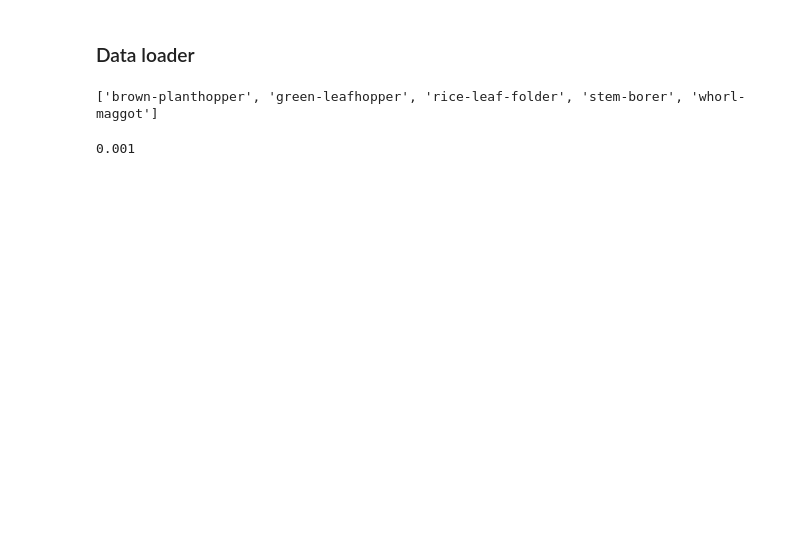
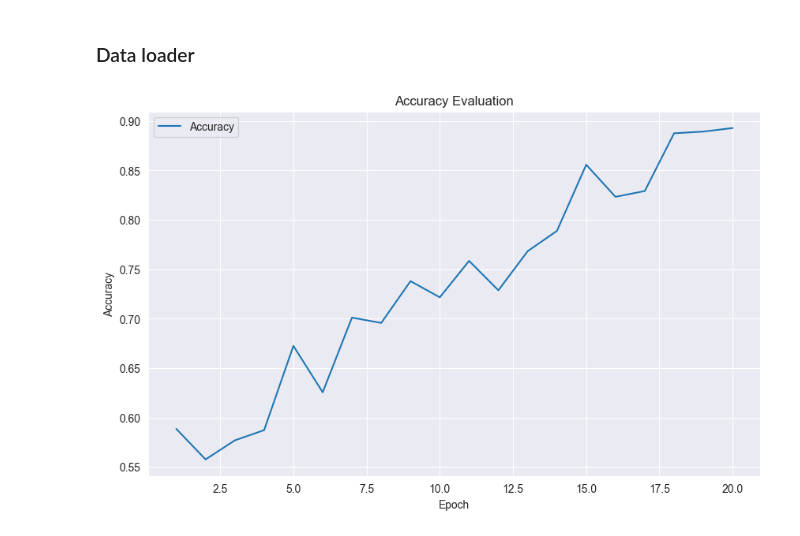
Before and after one commit to Zaphelious/rice-pest-classification, a Jupyter notebook: Thesis.ipynb, the cells around one changed output. Saved outputs shown, nothing was run; the diff lists cells and outputs as text; code cells hidden in the pictures; blank space fills up the shorter version.

Commit message:
Plot: added plot result function

```diff
--- a/Thesis.ipynb
+++ b/Thesis.ipynb
@@ -371,15 +345,12 @@ def train_and_test(model, optimizer, criterion, train_dataloader, test_dataloade
 # %%
 from torch.utils.data import DataLoader
 
-train_set = CustomDataset(root='dataset/train', transform=training_pipeline)
+train_set = CustomDataset(root='datasets/train', transform=training_pipeline)
 train_loader = DataLoader(train_set, batch_size=128, shuffle=True)
-test_set = CustomDataset(root='dataset/test', transform=validation_pipeline)
+test_set = CustomDataset(root='datasets/test', transform=validation_pipeline)
 test_loader = DataLoader(test_set, batch_size=64, shuffle=True)
 
 classes = train_set.classes
-print(classes)
-# %% [output]
-['brown-planthopper', 'green-leafhopper', 'rice-leaf-folder', 'stem-borer', 'whorl-maggot']
 # %%
 import torch.optim as optim
 
@@ -388,13 +359,63 @@ classes = 6
 learning_rate = 1e-3
 weight_decay = 1e-2
 num_margin = 4
-num_epochs = 24
+num_epochs = 32
 
 model = PestClassifierMobileNetV2(num_classes=classes, margin=num_margin).to(hardware)
 
 optimizer = optim.AdamW(filter(lambda p: p.requires_grad, model.parameters()), lr=learning_rate, weight_decay=weight_decay)
 criterion = nn.CrossEntropyLoss()
 
-train_and_test(model, optimizer, criterion, train_loader, test_loader, num_epochs, hardware)
+train_and_test(model=model, optimizer=optimizer, criterion=criterion, train_dataloader=train_loader, test_dataloader=test_loader, num_epoch=num_epochs, device=hardware)
-# %% [output]
-0.001
+# %%
+import seaborn as sns
+import matplotlib.pyplot as plt
+import pandas as pd
+import numpy as np
+
+def plot_training_result(train_losses, test_losses):
+
+    if len(train_losses) != len(test_losses):
+        print("Error: train_losses and test_losses must have the same length.")
+        return
+
+    epochs = range(1, len(train_losses) + 1)
+
+    data = {
+        'Epoch': epochs,
+        'Training Loss': train_losses,
+        'Testing Loss': test_losses,
+    }
+
+    df = pd.DataFrame(data)
+
+    df_long = df.melt(id_vars=['Epoch'], var_name='Loss Type', value_name='Loss')
+
+    plt.figure(figsize=(10, 6))
+    sns.lineplot(data=df_long, x='Epoch', y='Loss', hue='Loss Type', marker='o')
+
+    plt.title('Training and Testing Loss Comparison')
+    plt.xlabel('Epoch')
+    plt.ylabel('Loss')
+    plt.legend()
+    plt.grid(True)
+    plt.show()
+
+
+def plot_accuracy(accuracies):
+    x = np.array(range(1, len(accuracies) + 1))
+    y = np.array(accuracies)
+
+    plt.figure(figsize=(10, 6))  # Set figure size first
+    plt.plot(x, y, label='Accuracy')
+    plt.title('Accuracy Evaluation')
+    plt.xlabel('Epoch')
+    plt.ylabel('Accuracy')
+    plt.legend()
+    plt.grid(True)
+    plt.show()
+
+sample_test_accuracies = np.linspace(0.60, 0.95, 20) - np.random.rand(20) * 0.08
+plot_accuracy(accuracies=sample_test_accuracies)
+# %% [output]
+[figure, added]
```
Also changed, not shown: parts of 16 cells of this notebook, 1 other file.
